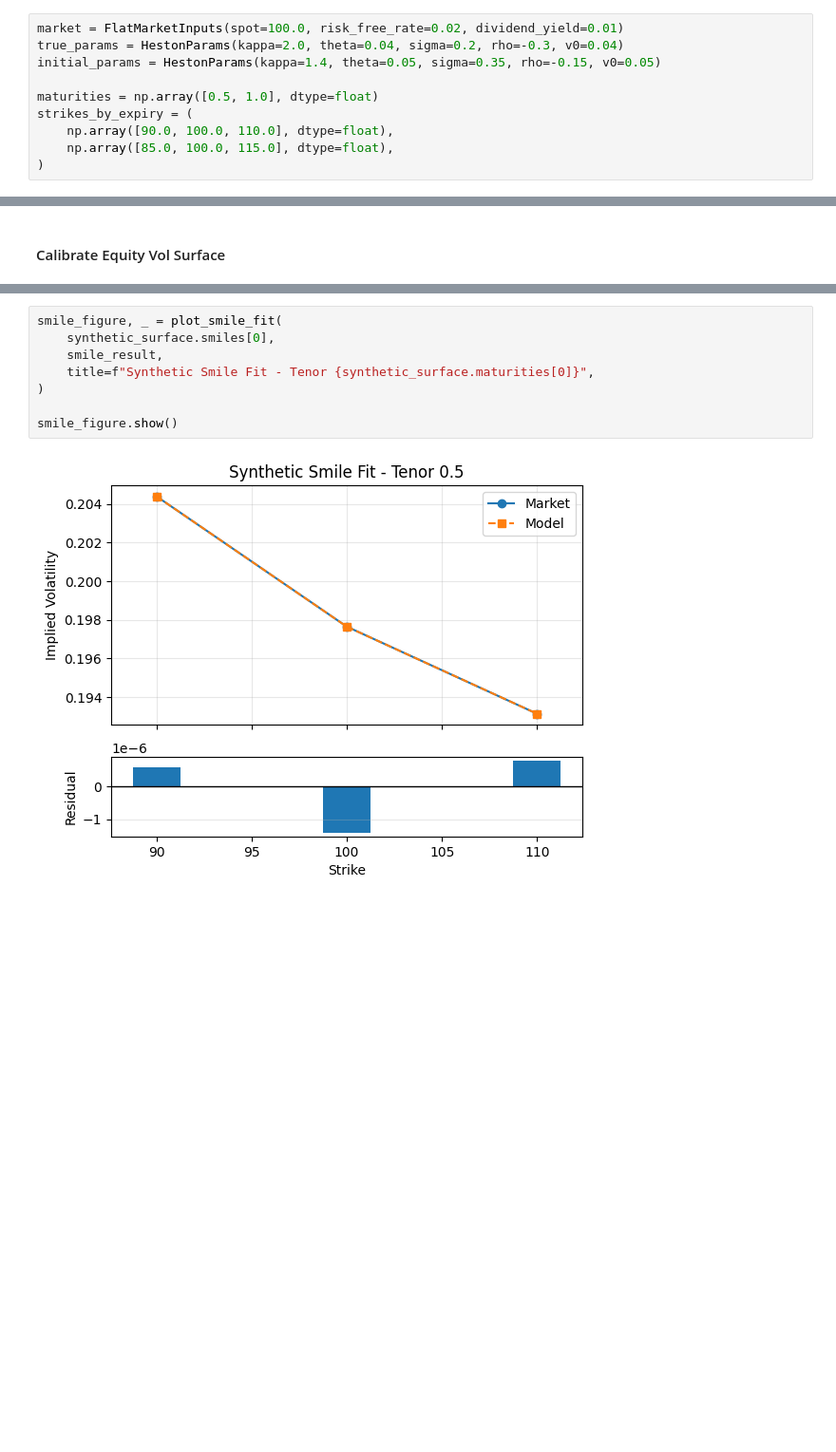
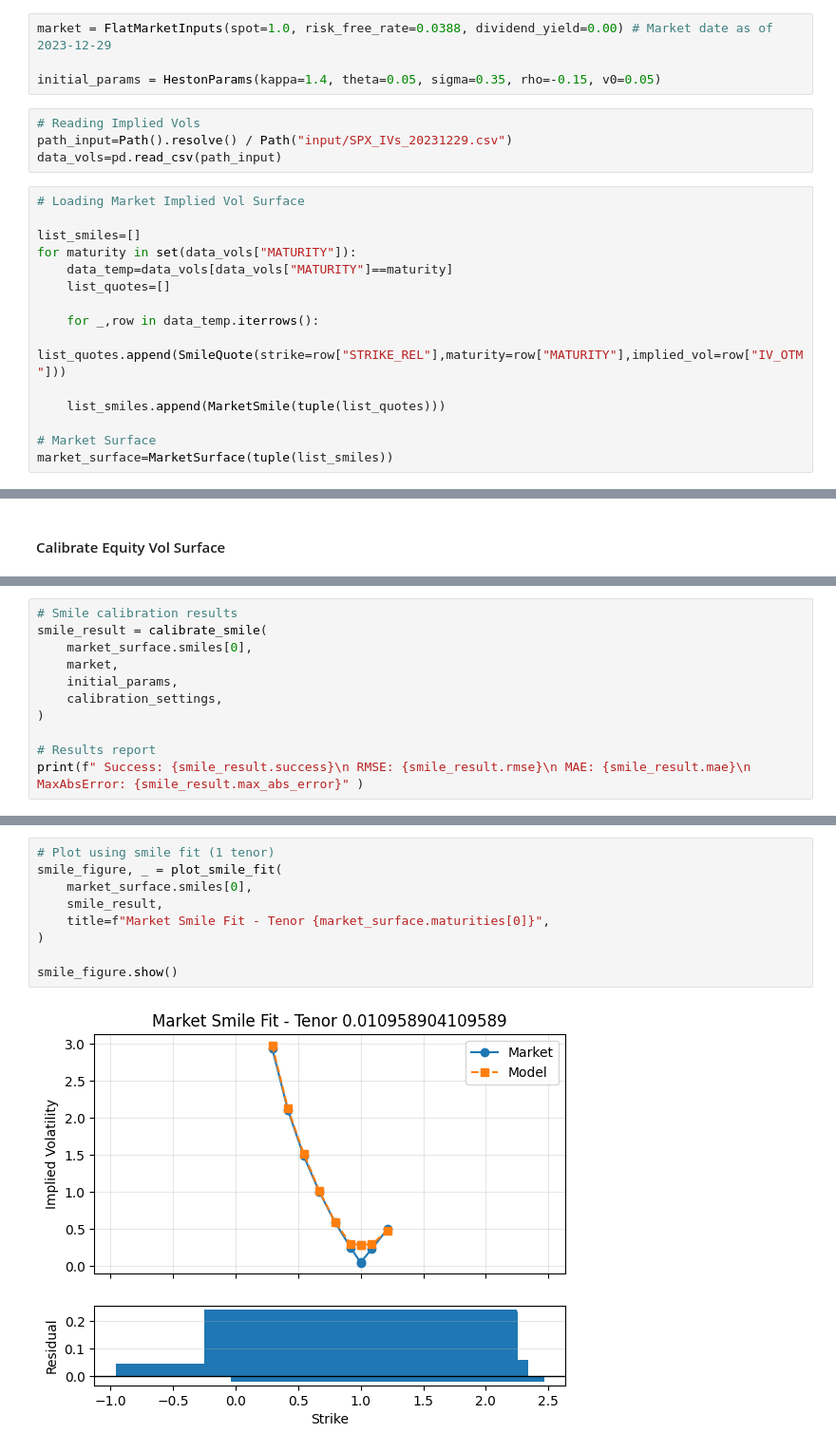
Before and after one commit to tania-duque-pita/EquitySimulation, a Jupyter notebook: examples/examples.ipynb, the cells around one changed output, grey strips where cells are left out. Shown at 95% size. Drawn from its saved outputs; the diff is of its cells as text; blank space fills up the shorter version.

```diff
--- a/examples/examples.ipynb
+++ b/examples/examples.ipynb
@@ -22,13 +32,26 @@ from equity_pricing.types import (
 # %%
-market = FlatMarketInputs(spot=100.0, risk_free_rate=0.02, dividend_yield=0.01)
-true_params = HestonParams(kappa=2.0, theta=0.04, sigma=0.2, rho=-0.3, v0=0.04)
+market = FlatMarketInputs(spot=1.0, risk_free_rate=0.0388, dividend_yield=0.00) # Market date as of 2023-12-29
+
 initial_params = HestonParams(kappa=1.4, theta=0.05, sigma=0.35, rho=-0.15, v0=0.05)
-
-maturities = np.array([0.5, 1.0], dtype=float)
-strikes_by_expiry = (
-    np.array([90.0, 100.0, 110.0], dtype=float),
-    np.array([85.0, 100.0, 115.0], dtype=float),
-)
+# %%
+# Reading Implied Vols
+path_input=Path().resolve() / Path("input/SPX_IVs_20231229.csv")
+data_vols=pd.read_csv(path_input)
+# %%
+# Loading Market Implied Vol Surface
+
+list_smiles=[]
+for maturity in set(data_vols["MATURITY"]):
+    data_temp=data_vols[data_vols["MATURITY"]==maturity]
+    list_quotes=[]
+
+    for _,row in data_temp.iterrows():
+        list_quotes.append(SmileQuote(strike=row["STRIKE_REL"],maturity=row["MATURITY"],implied_vol=row["IV_OTM"]))
+
+    list_smiles.append(MarketSmile(tuple(list_quotes)))
+
+# Market Surface
+market_surface=MarketSurface(tuple(list_smiles))
 # %% [markdown]
 ### Run
 # %% [markdown]
@@ -72,0 +91,11 @@ smile_result = calibrate_smile(
+# %%
+# Smile calibration results
+smile_result = calibrate_smile(
+    market_surface.smiles[0],
+    market,
+    initial_params,
+    calibration_settings,
+)
+
+# Results report
+print(f" Success: {smile_result.success}\n RMSE: {smile_result.rmse}\n MAE: {smile_result.mae}\n MaxAbsError: {smile_result.max_abs_error}" )
@@ -107,11 +162,12 @@ print(mc_result.price)
 # %%
+# Plot using smile fit (1 tenor)
 smile_figure, _ = plot_smile_fit(
-    synthetic_surface.smiles[0],
+    market_surface.smiles[0],
     smile_result,
-    title=f"Synthetic Smile Fit - Tenor {synthetic_surface.maturities[0]}",
+    title=f"Market Smile Fit - Tenor {market_surface.maturities[0]}",
 )
 
 smile_figure.show()
 # %% [output]
-[figure, old version]
+[figure, new version]
 # %% [markdown]
```
Also changed, not shown: parts of 21 cells of this notebook, 4 other files.
